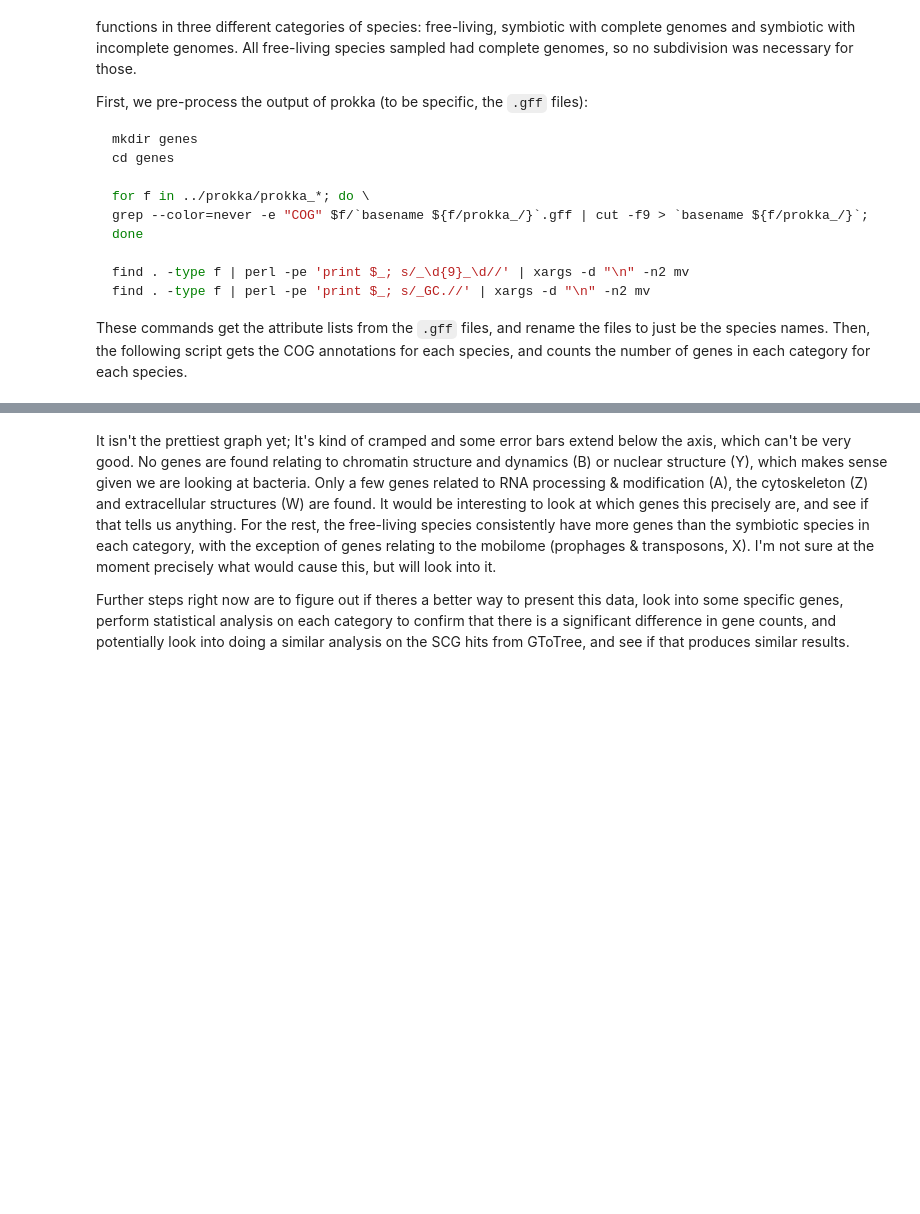
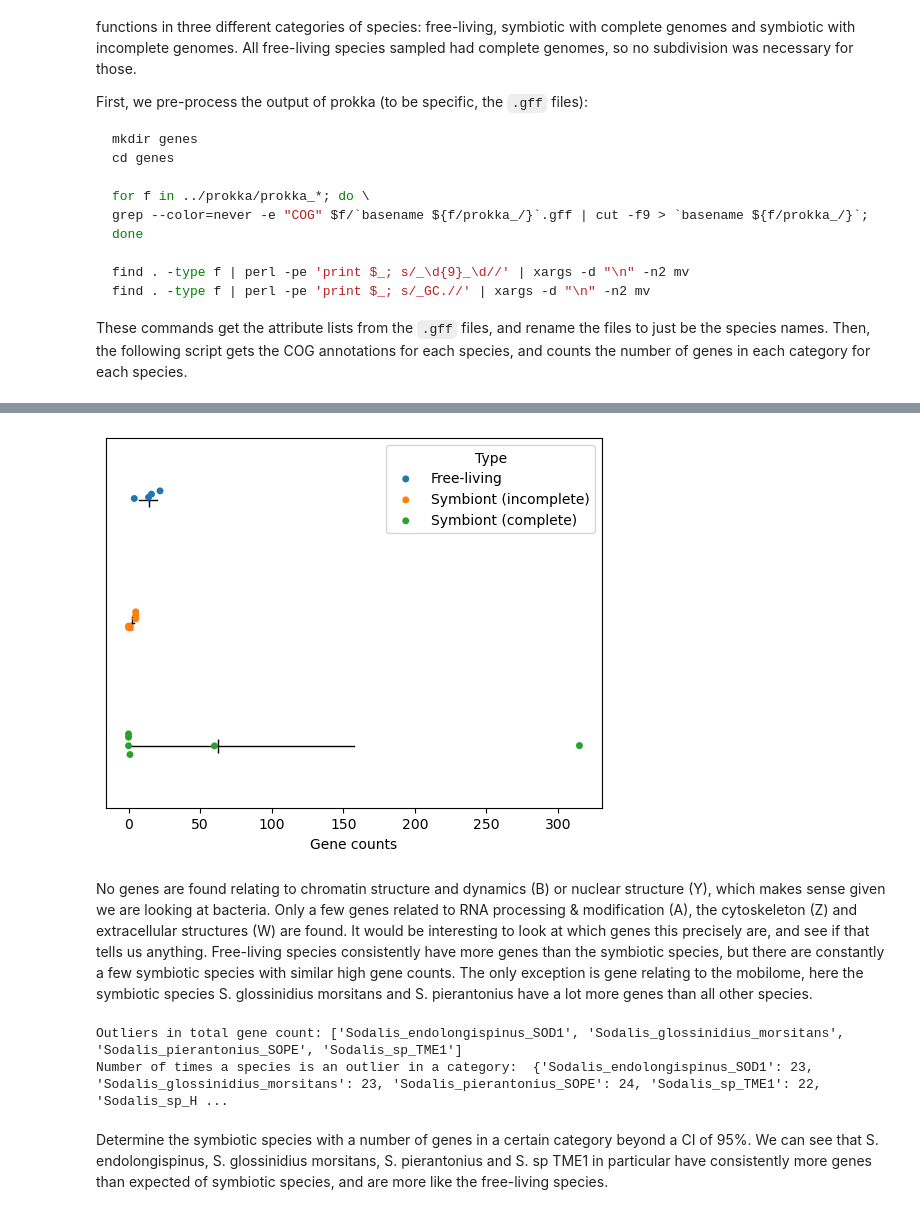
Before and after one commit to drumfreakk/GBI_endosymbiosis, a Jupyter notebook: gene-annotation.ipynb, the cells around one changed output, grey strips where cells are left out. Saved outputs shown, nothing was run; the diff lists cells and outputs as text; code cells hidden in the pictures; blank space fills up the shorter version.

```diff
--- a/gene-annotation.ipynb
+++ b/gene-annotation.ipynb
@@ -155,7 +172,45 @@ Individual counts per gene category per species
+# %%
+fig, axes = plt.subplots(1, 1)
+
+sns.stripplot(data=counts,y="Type",x="X", hue="Type", ax = axes)
+sns.pointplot(data=counts,y="Type",x="X",linestyle="none",errorbar="ci",marker="|",markersize=10,markeredgewidth=1,ax=axes,color="black", err_kws={'linewidth':1})
+axes.set(xlabel="Gene counts", ylabel="")
+axes.set_yticks([])
+
+axes.legend(["Free-living", "Symbiont (incomplete)", "Symbiont (complete)"], title="Type", loc='upper right')
+plt.tight_layout
+plt.savefig("figures/mobilome_gene_counts.pdf")
+plt.show()
+# %% [output]
+[figure, added]
 # %% [markdown]
-It isn't the prettiest graph yet; It's kind of cramped and some error bars extend below the axis, which can't be very good.
 No genes are found relating to chromatin structure and dynamics (B) or nuclear structure (Y), which makes sense given we are looking at bacteria.
 Only a few genes related to RNA processing & modification (A), the cytoskeleton (Z) and extracellular structures (W) are found. It would be interesting to look at which genes this precisely are, and see if that tells us anything.
-For the rest, the free-living species consistently have more genes than the symbiotic species in each category, with the exception of genes relating to the mobilome (prophages & transposons, X). I'm not sure at the moment precisely what would cause this, but will look into it.
-
-Further steps right now are to figure out if theres a better way to present this data, look into some specific genes, perform statistical analysis on each category to confirm that there is a significant difference in gene counts, and potentially look into doing a similar analysis on the SCG hits from GToTree, and see if that produces similar results.
+Free-living species consistently have more genes than the symbiotic species, but there are constantly a few symbiotic species with similar high gene counts. The only exception is gene relating to the mobilome, here the symbiotic species S. glossinidius morsitans and S. pierantonius have a lot more genes than all other species.
+# %%
+outliers = {}
+for cat in categories:
+    mean = counts.loc[counts['is_endosymb'] == "Yes", cat].mean()
+    std = counts.loc[counts['is_endosymb'] == "Yes", cat].std()
+    count = counts.loc[counts['is_endosymb'] == "Yes", cat].count()
+    outlier_from = mean + 1.96*std/math.sqrt(count)
+    outliers_cat = counts.loc[(counts[cat] >= outlier_from) & (counts["is_endosymb"] == "Yes"), "Species"]
+    for outlier in outliers_cat:
+        outliers[outlier] = outliers.get(outlier, 0) + 1
+#    print("Outliers in " + cat + ":", list(outliers_cat))
+
+mean = counts.loc[counts['is_endosymb'] == "Yes", "Total"].mean()
+std = counts.loc[counts['is_endosymb'] == "Yes", "Total"].std()
+count = counts.loc[counts['is_endosymb'] == "Yes", "Total"].count()
+outlier_from = mean + 1.96*std/math.sqrt(count)
+outliers_cat = counts.loc[(counts["Total"] >= outlier_from) & (counts["is_endosymb"] == "Yes"), "Species"]
+print("Outliers in total gene count:", list(outliers_cat))
+#for outlier in outliers_cat:
+#    outliers[outlier] = outliers.get(outlier, 0) + 1
+
+print("Number of times a species is an outlier in a category: ", outliers)
+# %% [output]
+Outliers in total gene count: ['Sodalis_endolongispinus_SOD1', 'Sodalis_glossinidius_morsitans', 'Sodalis_pierantonius_SOPE', 'Sodalis_sp_TME1']
+Number of times a species is an outlier in a category:  {'Sodalis_endolongispinus_SOD1': 23, 'Sodalis_glossinidius_morsitans': 23, 'Sodalis_pierantonius_SOPE': 24, 'Sodalis_sp_TME1': 22, 'Sodalis_sp_H ...
+# %% [markdown]
+Determine the symbiotic species with a number of genes in a certain category beyond a CI of 95%. We can see that S. endolongispinus, S. glossinidius morsitans, S. pierantonius and S. sp TME1 in particular have consistently more genes than expected of symbiotic species, and are more like the free-living species.
```
Also changed, not shown: parts of 4 cells of this notebook, 4 other files.
